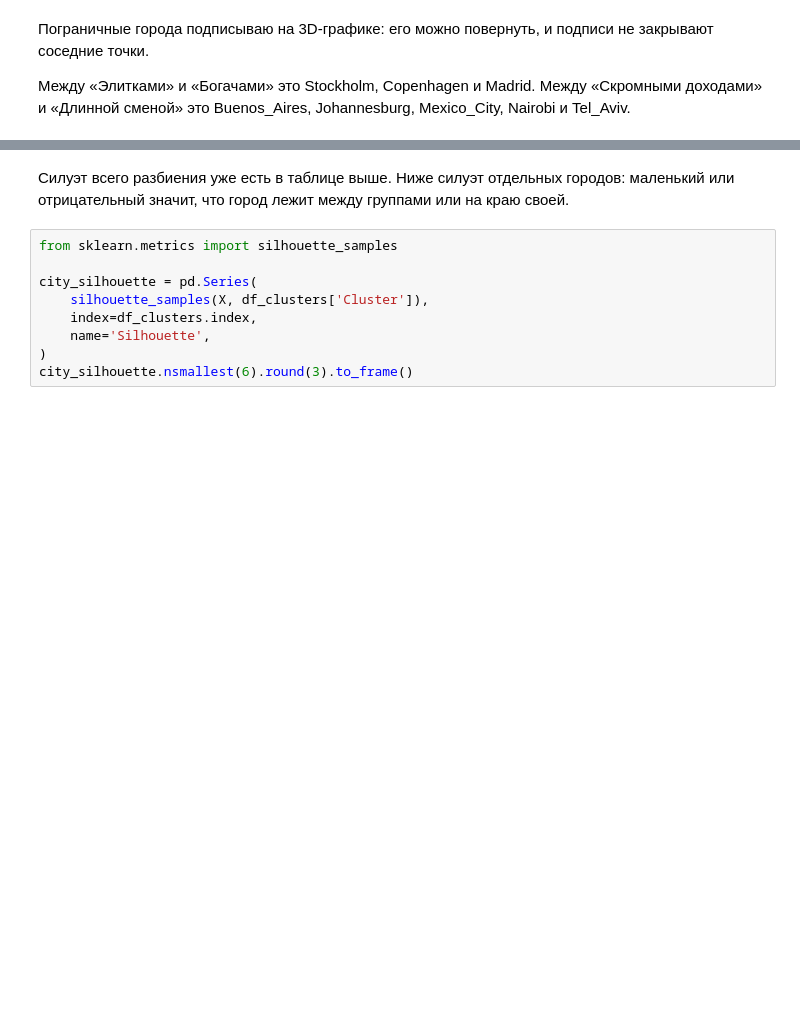
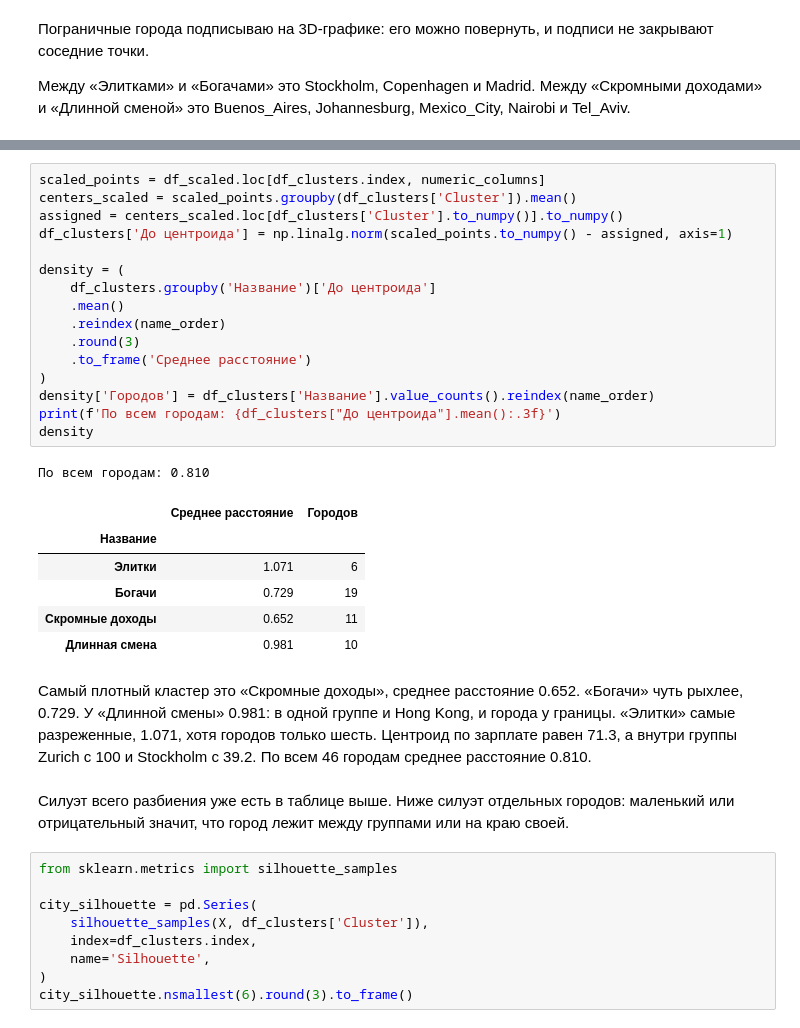
Before and after one commit to destorz11/Python-data-analysis, a Jupyter notebook: lab2_kmeans/notebooks/lab2_kmeans.ipynb, the cells around one changed output, grey strips where cells are left out. Cells and saved outputs as stored; diff of their text form; blank space fills up the shorter version.

```diff
--- a/lab2_kmeans/notebooks/lab2_kmeans.ipynb
+++ b/lab2_kmeans/notebooks/lab2_kmeans.ipynb
@@ -640,3 +672,29 @@ fig_3d.show()
+# %%
+scaled_points = df_scaled.loc[df_clusters.index, numeric_columns]
+centers_scaled = scaled_points.groupby(df_clusters['Cluster']).mean()
+assigned = centers_scaled.loc[df_clusters['Cluster'].to_numpy()].to_numpy()
+df_clusters['До центроида'] = np.linalg.norm(scaled_points.to_numpy() - assigned, axis=1)
+
+density = (
+    df_clusters.groupby('Название')['До центроида']
+    .mean()
+    .reindex(name_order)
+    .round(3)
+    .to_frame('Среднее расстояние')
+)
+density['Городов'] = df_clusters['Название'].value_counts().reindex(name_order)
+print(f'По всем городам: {df_clusters["До центроида"].mean():.3f}')
+density
+# %% [output]
+По всем городам: 0.810
+|  | Среднее расстояние | Городов |
+| Название |  |  |
+| Элитки | 1.071 | 6 |
+| Богачи | 0.729 | 19 |
+| Скромные доходы | 0.652 | 11 |
+| Длинная смена | 0.981 | 10 |
+# %% [markdown]
+Самый плотный кластер это «Скромные доходы», среднее расстояние 0.652. «Богачи» чуть рыхлее, 0.729. У «Длинной смены» 0.981: в одной группе и Hong Kong, и города у границы. «Элитки» самые разреженные, 1.071, хотя городов только шесть. Центроид по зарплате равен 71.3, а внутри группы Zurich с 100 и Stockholm с 39.2. По всем 46 городам среднее расстояние 0.810.
 # %% [markdown]
 Силуэт всего разбиения уже есть в таблице выше. Ниже силуэт отдельных городов: маленький или отрицательный значит, что город лежит между группами или на краю своей.
 # %%
```
Also changed, not shown: parts of 7 cells of this notebook.
